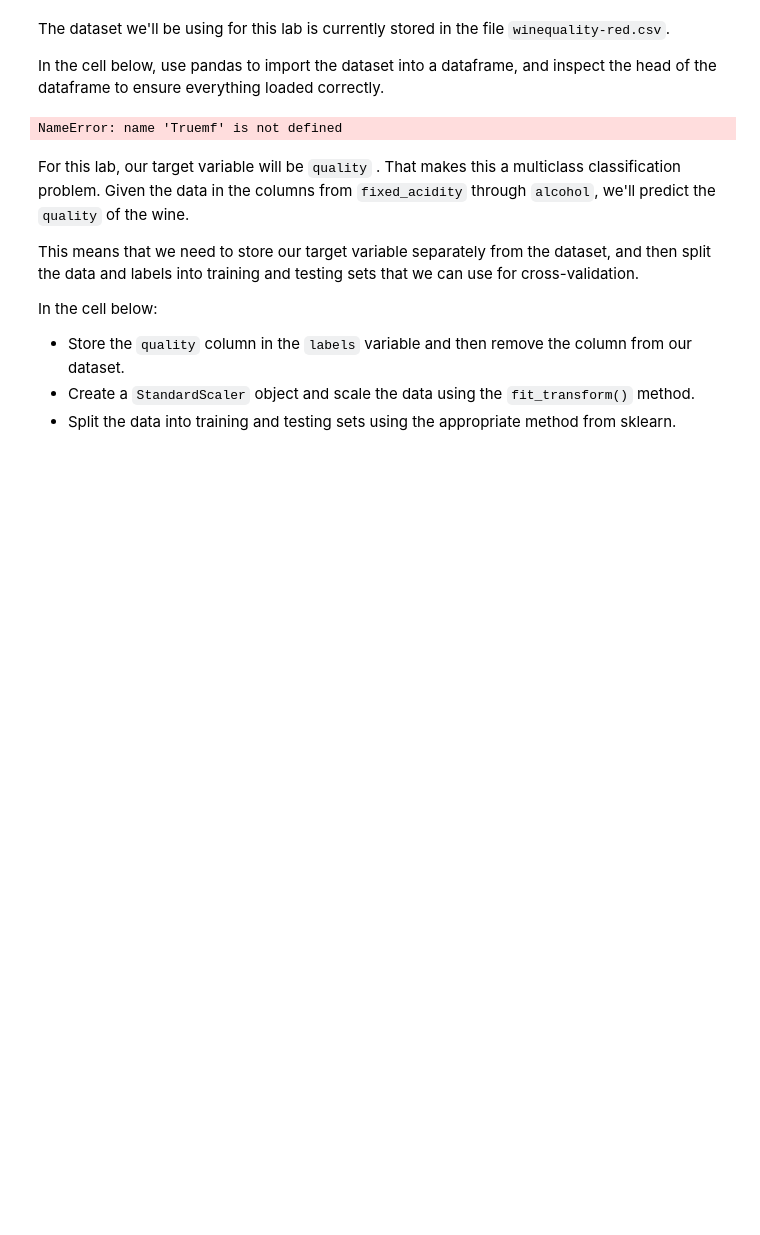
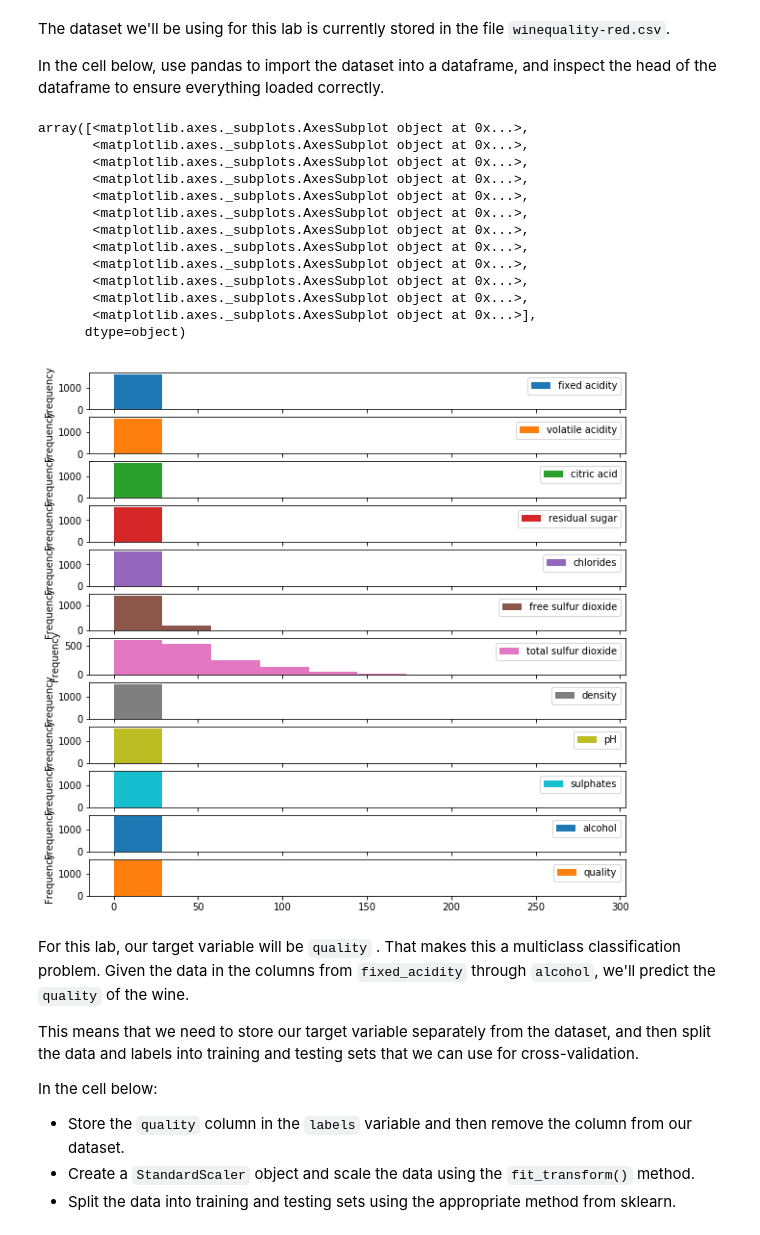
Before and after one commit to mzhou356/dsc-xgboost-lab-dc-ds-060319, a Jupyter notebook: index.ipynb, the cells around one changed output. Drawn from its saved outputs; the diff is of its cells as text; code cells hidden in the pictures; blank space fills up the shorter version.

```diff
--- a/index.ipynb
+++ b/index.ipynb
@@ -42,9 +42,22 @@ The dataset we'll be using for this lab is currently stored in the file `winequa
 In the cell below, use pandas to import the dataset into a dataframe, and inspect the head of the dataframe to ensure everything loaded correctly.
 # %%
 df = pd.read_csv('winequality-red.csv')
-df.plot.hist(subplots=True,figsize = (10,))
+df.plot.hist(subplots=True,figsize = (,10))
 # %% [output]
-NameError: name 'Truemf' is not defined
+array([<matplotlib.axes._subplots.AxesSubplot object at 0x...>,
+       <matplotlib.axes._subplots.AxesSubplot object at 0x...>,
+       <matplotlib.axes._subplots.AxesSubplot object at 0x...>,
+       <matplotlib.axes._subplots.AxesSubplot object at 0x...>,
+       <matplotlib.axes._subplots.AxesSubplot object at 0x...>,
+       <matplotlib.axes._subplots.AxesSubplot object at 0x...>,
+       <matplotlib.axes._subplots.AxesSubplot object at 0x...>,
+       <matplotlib.axes._subplots.AxesSubplot object at 0x...>,
+       <matplotlib.axes._subplots.AxesSubplot object at 0x...>,
+       <matplotlib.axes._subplots.AxesSubplot object at 0x...>,
+       <matplotlib.axes._subplots.AxesSubplot object at 0x...>,
+       <matplotlib.axes._subplots.AxesSubplot object at 0x...>],
+      dtype=object)
+[figure, added]
 # %% [markdown]
 For this lab, our target variable will be `quality` .  That makes this a multiclass classification problem. Given the data in the columns from `fixed_acidity` through `alcohol`, we'll predict the `quality` of the wine.
 
```
